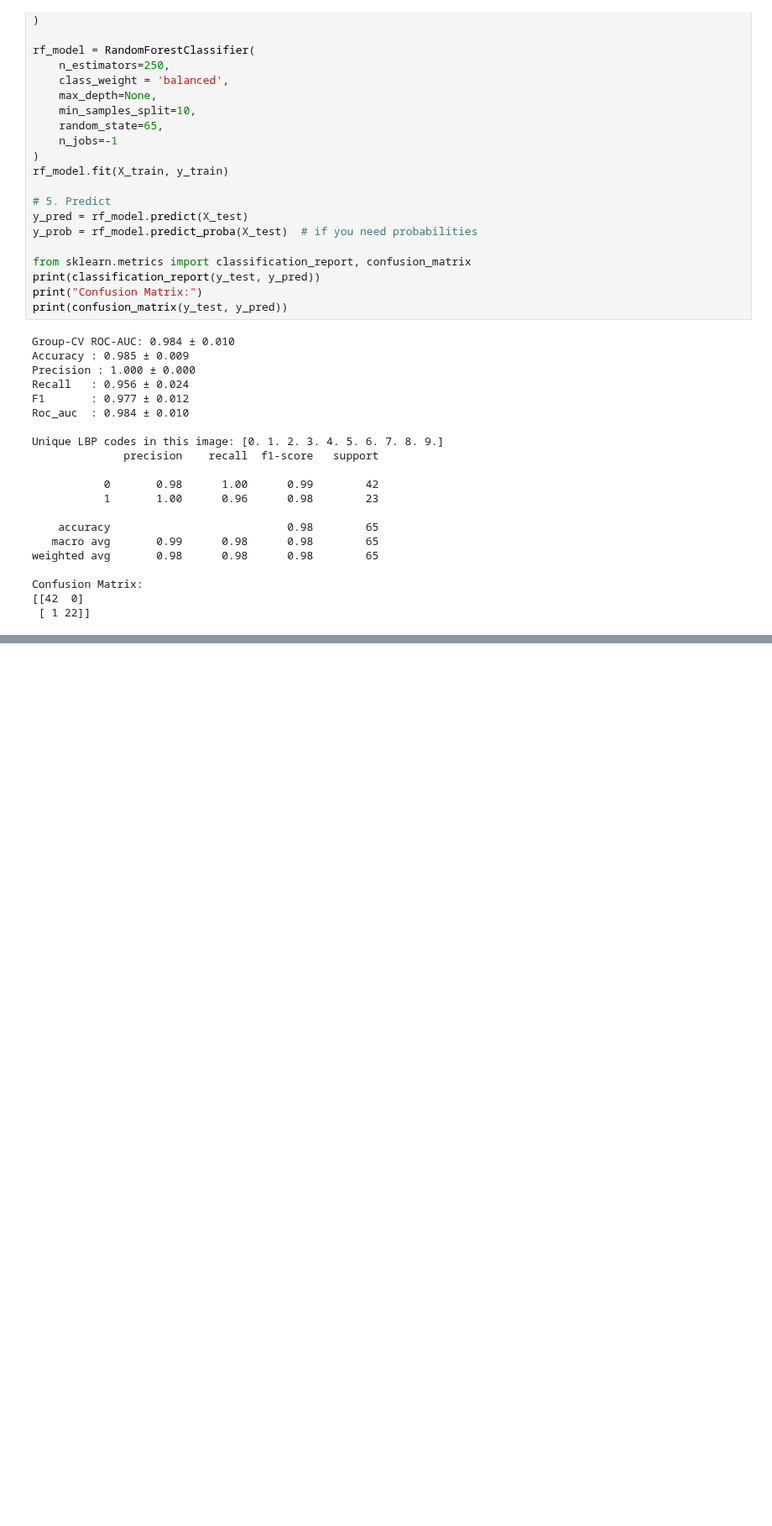
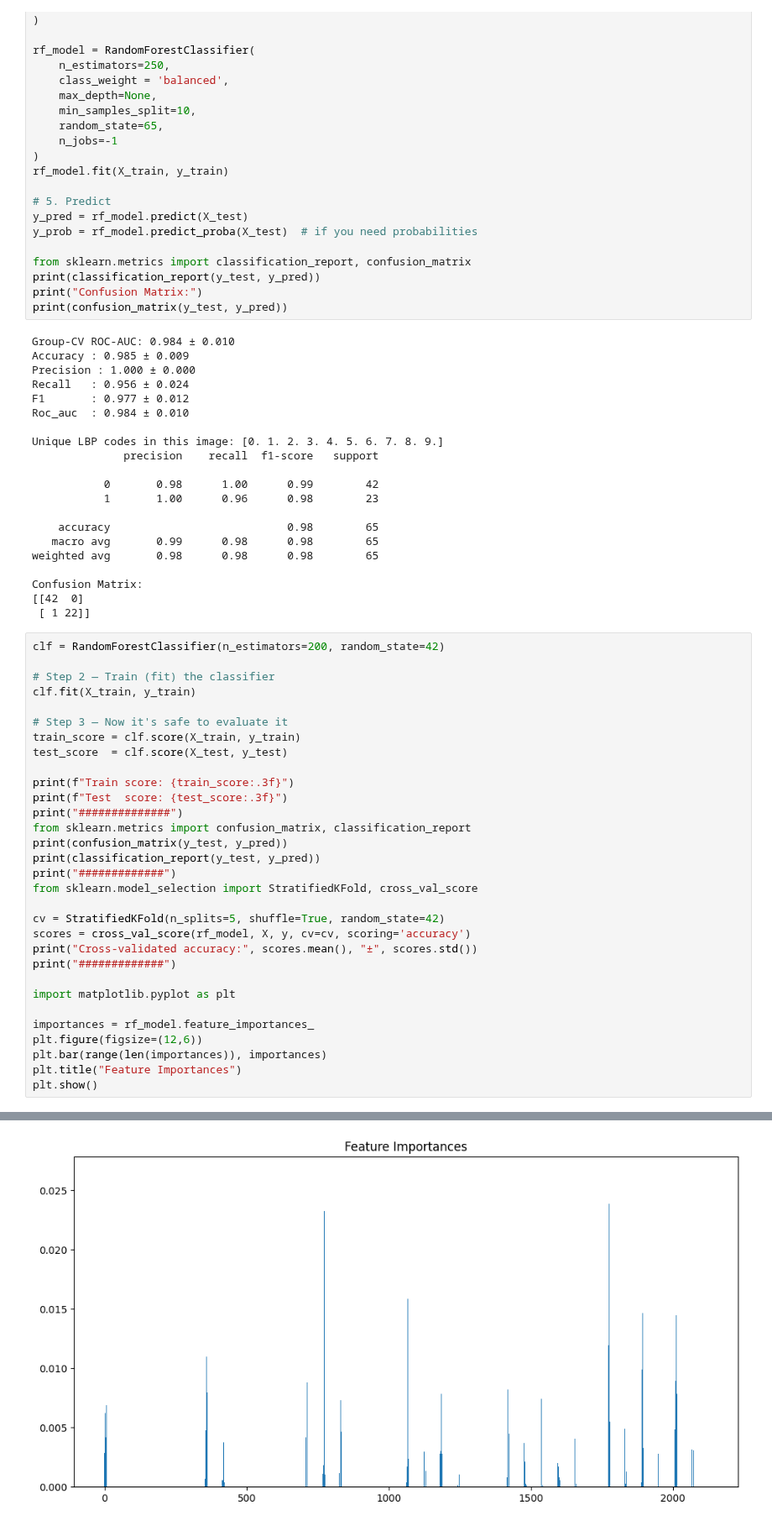
Before and after one commit to Ali-Alian/BCD, a Jupyter notebook: LBP_Final.ipynb, the cells around one changed output, grey strips where cells are left out. Shown at 84% size. Cells and saved outputs as stored; diff of their text form; blank space fills up the shorter version.

```diff
--- a/LBP_Final.ipynb
+++ b/LBP_Final.ipynb
@@ -359,3 +359,35 @@ weighted avg       0.98      0.98      0.98        65
 Confusion Matrix:
 [[42  0]
  [ 1 22]]
+# %%
+clf = RandomForestClassifier(n_estimators=200, random_state=42)
+
+# Step 2 — Train (fit) the classifier
+clf.fit(X_train, y_train)
+
+# Step 3 — Now it's safe to evaluate it
+train_score = clf.score(X_train, y_train)
+test_score  = clf.score(X_test, y_test)
+
+print(f"Train score: {train_score:.3f}")
+print(f"Test  score: {test_score:.3f}")
+print("##############")
+from sklearn.metrics import confusion_matrix, classification_report
+print(confusion_matrix(y_test, y_pred))
+print(classification_report(y_test, y_pred))
+print("#############")
+from sklearn.model_selection import StratifiedKFold, cross_val_score
+
+cv = StratifiedKFold(n_splits=5, shuffle=True, random_state=42)
+scores = cross_val_score(rf_model, X, y, cv=cv, scoring='accuracy')
+print("Cross-validated accuracy:", scores.mean(), "±", scores.std())
+print("#############")
+
+import matplotlib.pyplot as plt
+
+importances = rf_model.feature_importances_
+plt.figure(figsize=(12,6))
+plt.bar(range(len(importances)), importances)
+plt.title("Feature Importances")
+plt.show()
+# %% [output]
@@ -361,0 +411 @@ Confusion Matrix:
+[figure, added]
```
Also changed, not shown: parts of 1 cell of this notebook.
